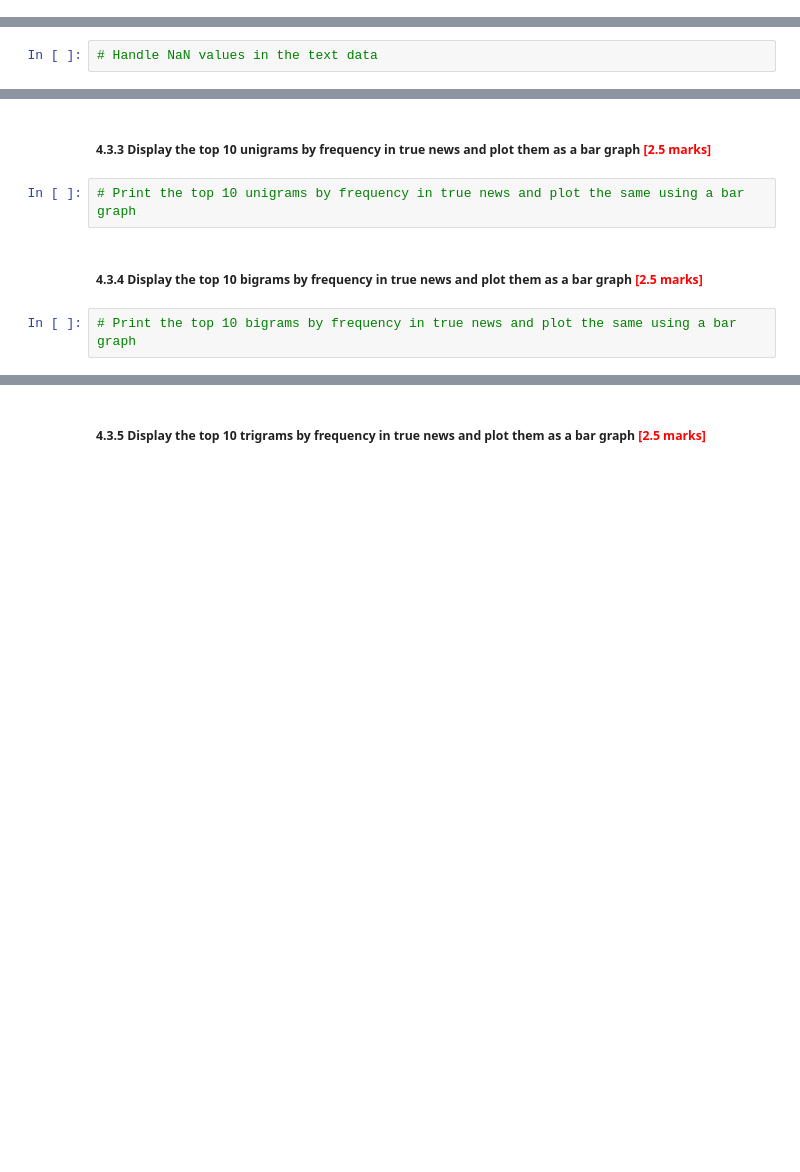
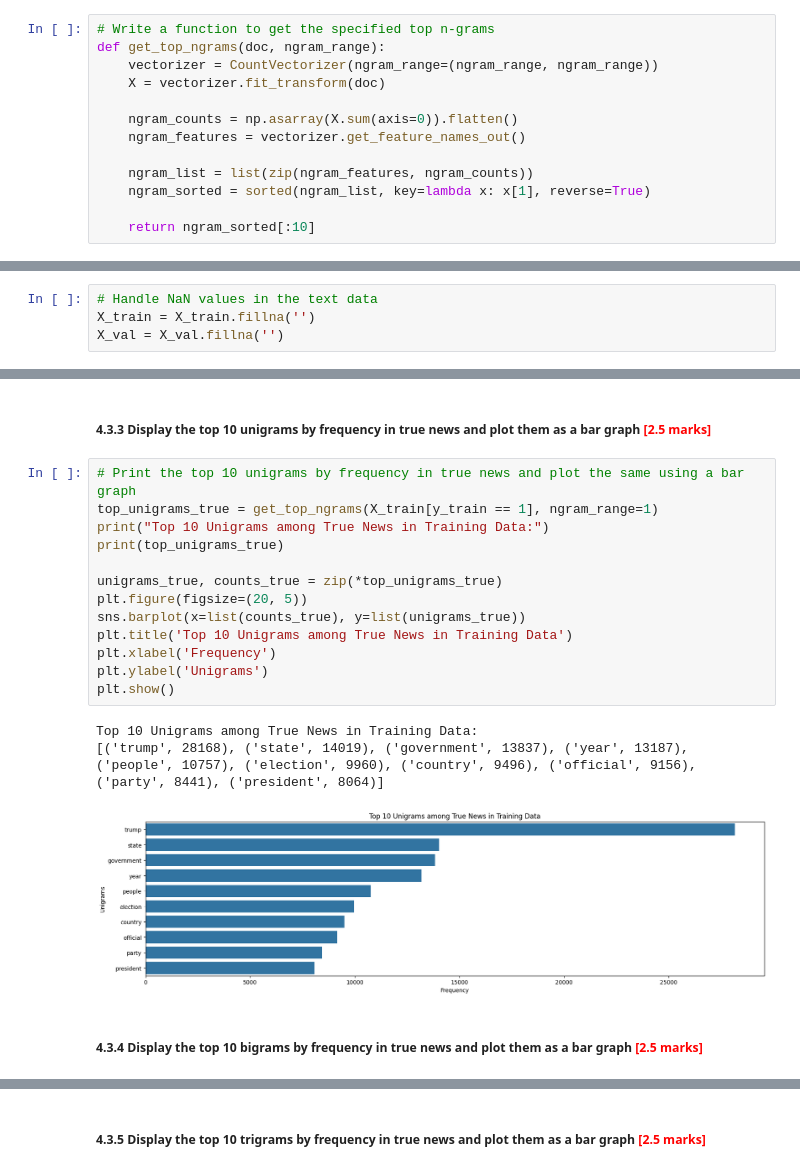
Before and after one commit to gauravkumarsahoo/fake-news-detection, a Jupyter notebook: Fake_News_Detection.ipynb, the cells around one changed output, grey strips where cells are left out. Saved outputs shown, nothing was run; the diff lists cells and outputs as text; blank space fills up the shorter version.

```diff
--- a/Fake_News_Detection.ipynb
+++ b/Fake_News_Detection.ipynb
@@ -473,14 +514,42 @@ df_clean['lemmatized_text_length'] = df_clean['lemmatized_news_text'].apply(lamb
+# %%
+# Write a function to get the specified top n-grams
+def get_top_ngrams(doc, ngram_range):
+    vectorizer = CountVectorizer(ngram_range=(ngram_range, ngram_range))
+    X = vectorizer.fit_transform(doc)
+
+    ngram_counts = np.asarray(X.sum(axis=0)).flatten()
+    ngram_features = vectorizer.get_feature_names_out()
+
+    ngram_list = list(zip(ngram_features, ngram_counts))
+    ngram_sorted = sorted(ngram_list, key=lambda x: x[1], reverse=True)
+
+    return ngram_sorted[:10]
 # %% [markdown]
 ##### 4.3.2 Handle the NaN values  <font color = red>[1 mark]</font> <br>
 # %%
 # Handle NaN values in the text data
+X_train = X_train.fillna('')
+X_val = X_val.fillna('')
 # %% [markdown]
 ### For True News
 # %% [markdown]
 ##### 4.3.3 Display the top 10 unigrams by frequency in true news and plot them as a bar graph  <font color = red>[2.5 marks]</font> <br>
-# %%
-# Print the top 10 unigrams by frequency in true news and plot the same using a bar graph
+# %%
+# Print the top 10 unigrams by frequency in true news and plot the same using a bar graph
+top_unigrams_true = get_top_ngrams(X_train[y_train == 1], ngram_range=1)
+print("Top 10 Unigrams among True News in Training Data:")
+print(top_unigrams_true)
+
+unigrams_true, counts_true = zip(*top_unigrams_true)
+plt.figure(figsize=(20, 5))
+sns.barplot(x=list(counts_true), y=list(unigrams_true))
+plt.title('Top 10 Unigrams among True News in Training Data')
+plt.xlabel('Frequency')
+plt.ylabel('Unigrams')
+plt.show()
+# %% [output]
+Top 10 Unigrams among True News in Training Data:
+[('trump', 28168), ('state', 14019), ('government', 13837), ('year', 13187), ('people', 10757), ('election', 9960), ('country', 9496), ('official', 9156), ('party', 8441), ('president', 8064)]
+[figure, added]
 # %% [markdown]
 ##### 4.3.4 Display the top 10 bigrams by frequency in true news and plot them as a bar graph  <font color = red>[2.5 marks]</font> <br>
-# %%
-# Print the top 10 bigrams by frequency in true news and plot the same using a bar graph
```
Also changed, not shown: parts of 54 cells of this notebook.
